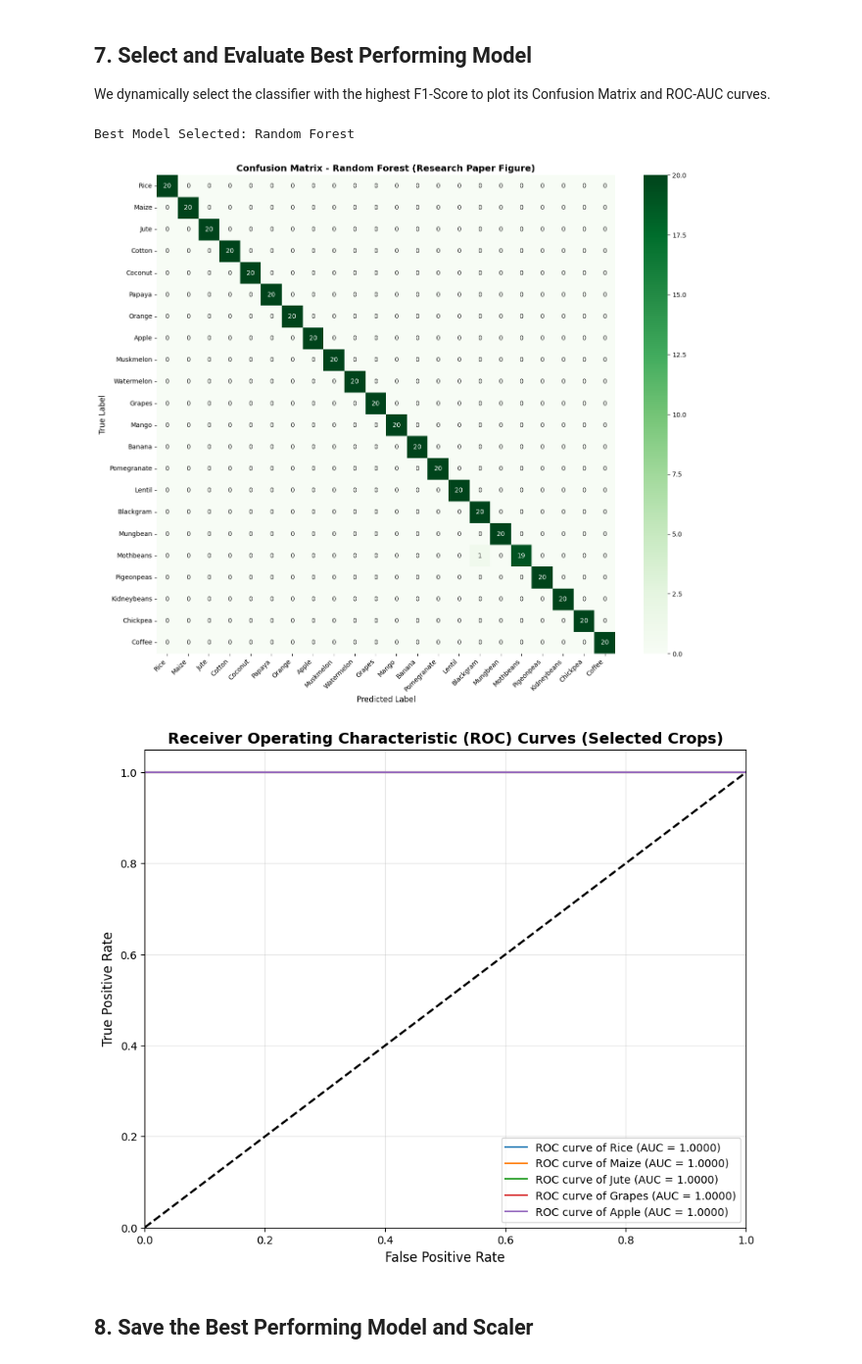
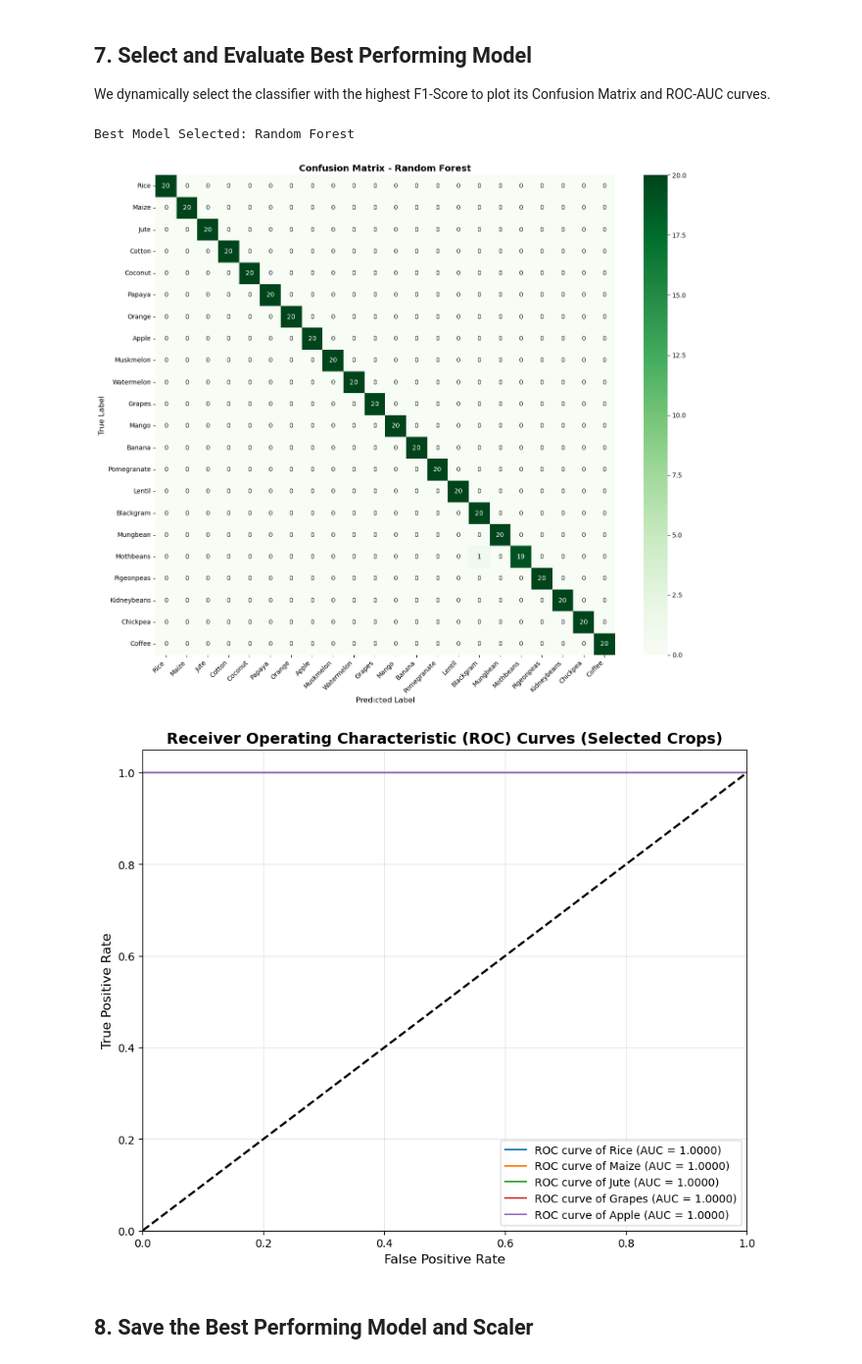
Before and after one commit to Anand1513/final-year-project-, a Jupyter notebook: model/precision_agriculture_crop_recommendation.ipynb, the cells around one changed output. Shown at 98% size. Drawn from its saved outputs; the diff is of its cells as text; code cells hidden in the pictures.

```diff
--- a/model/precision_agriculture_crop_recommendation.ipynb
+++ b/model/precision_agriculture_crop_recommendation.ipynb
@@ -253,7 +253,7 @@ cm = confusion_matrix(y_test, ypred_best)
 crop_names = [crop_names_dict[i] for i in sorted(crop_names_dict.keys())]
 plt.figure(figsize=(14, 12))
 sns.heatmap(cm, annot=True, fmt='d', cmap='Greens', xticklabels=crop_names, yticklabels=crop_names)
-plt.title(f"Confusion Matrix - {best_model_name} (Research Paper Figure)", fontsize=14, fontweight='bold')
+plt.title(f"Confusion Matrix - {best_model_name}", fontsize=14, fontweight='bold')
 plt.xlabel("Predicted Label", fontsize=12)
 plt.ylabel("True Label", fontsize=12)
 plt.xticks(rotation=45, ha='right')
@@ -267,35 +267,35 @@ from sklearn.preprocessing import label_binarize
 y_test_bin = label_binarize(y_test, classes=list(crop_names_dict.keys()))
 n_classes = y_test_bin.shape[1]
 y_score = best_model.predict_proba(X_test)
 
 fpr = dict()
 tpr = dict()
 roc_auc = dict()
 for i in range(n_classes):
     fpr[i], tpr[i], _ = roc_curve(y_test_bin[:, i], y_score[:, i])
     roc_auc[i] = auc(fpr[i], tpr[i])
 
 # Plot ROC curves for illustrative crops (Rice, Maize, Jute, Grapes, Apple)
 selected_classes = [0, 1, 2, 10, 7]
 plt.figure(figsize=(10, 8))
 for i in selected_classes:
     class_name = crop_names_dict[i]
     plt.plot(fpr[i], tpr[i], label=f'ROC curve of {class_name} (AUC = {roc_auc[i]:.4f})')
 
 plt.plot([0, 1], [0, 1], 'k--', lw=2)
 plt.xlim([0.0, 1.0])
 plt.ylim([0.0, 1.05])
 plt.xlabel('False Positive Rate', fontsize=12)
 plt.ylabel('True Positive Rate', fontsize=12)
 plt.title('Receiver Operating Characteristic (ROC) Curves (Selected Crops)', fontsize=14, fontweight='bold')
 plt.legend(loc="lower right")
 plt.grid(alpha=0.3)
 plt.savefig("combined_roc_curves.png", dpi=300)
 plt.show()
 # %% [output]
 Best Model Selected: Random Forest
-[figure, old version]
+[figure, new version]
-[figure, old version]
+[figure, new version]
 # %% [markdown]
 ## 8. Save the Best Performing Model and Scaler
 # %%
```
Also changed, not shown: parts of 3 cells of this notebook, 15 other files.
